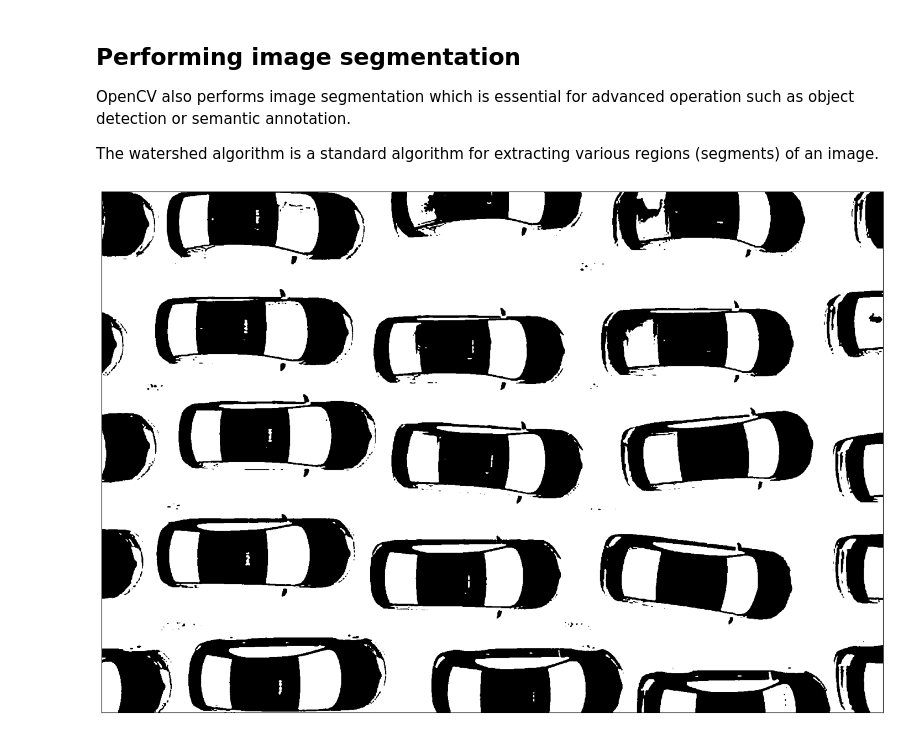
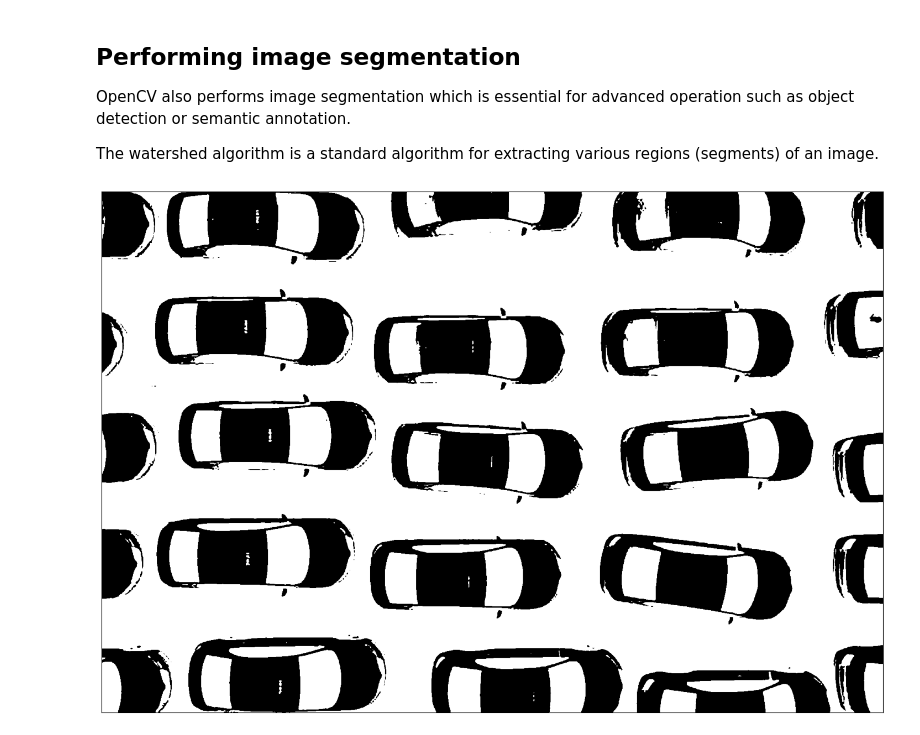
Before and after one commit to INTERTECHNICA-BUSINESS-SOLUTIONS-SRL/Python-Course-UTCN, a Jupyter notebook: session_11/02_notebooks/03_computer_vision_operations.ipynb, the cells around one changed output. Drawn from its saved outputs; the diff is of its cells as text; code cells hidden in the pictures.

Commit message:
Color conversion corrections.

```diff
--- a/session_11/02_notebooks/03_computer_vision_operations.ipynb
+++ b/session_11/02_notebooks/03_computer_vision_operations.ipynb
@@ -101,25 +101,25 @@ The watershed algorithm is a standard algorithm for extracting various regions (
 # %%
 # transform the image to grayscale color
 gray_scale_image_data = cv.cvtColor(
     src = input_image_data,
-    code = cv.COLOR_RGB2GRAY
+    code = cv.COLOR_BGR2GRAY
 )
 
 # we will compute a image threshold using Otsu method
 _, threshold_image = cv.threshold(
     src = gray_scale_image_data,
     thresh = 0,  # threshold value
     maxval = 255,  # maximal value allowed
     type=cv.THRESH_BINARY_INV + cv.THRESH_OTSU # Otsu image threshold method will be used, colors will be inverted
 )
 
 # display image data
 display_image(
     image_data = threshold_image,  # pass the image data
     cmap="gray"
 )
 # %% [output]
-[figure, old version]
+[figure, new version]
 # %%
 # we will use image dilation to ensure
 # background is detected with maximum chance
```
Also changed, not shown: parts of 5 cells of this notebook.
